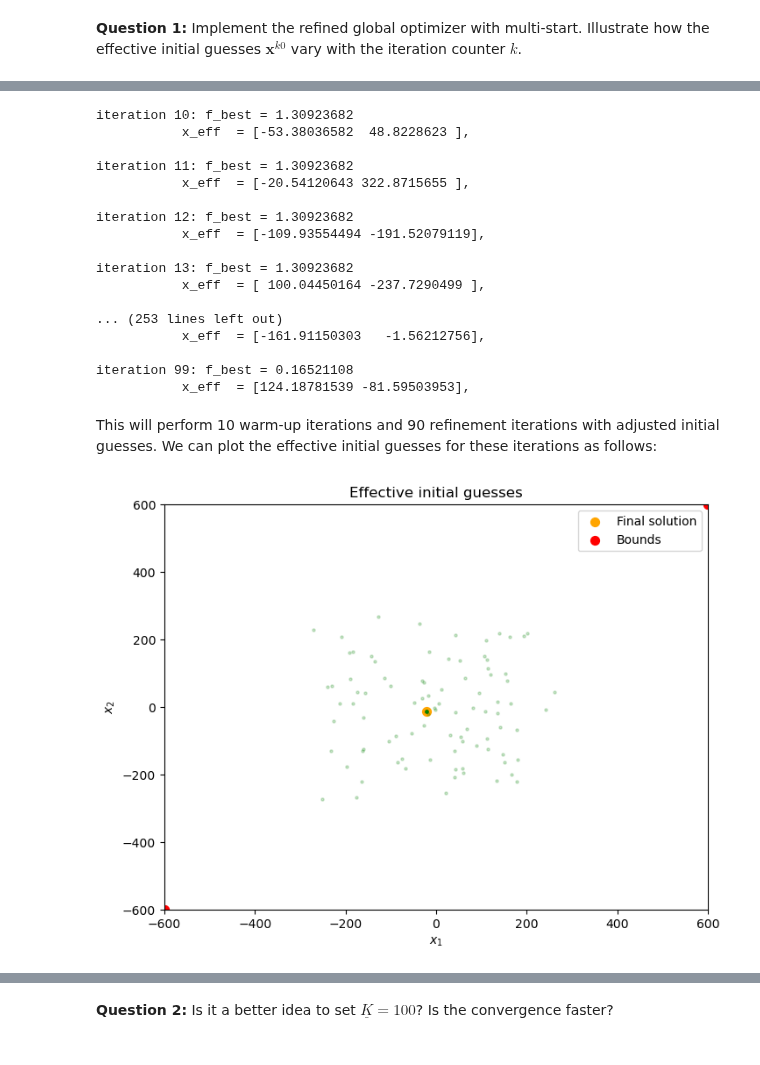
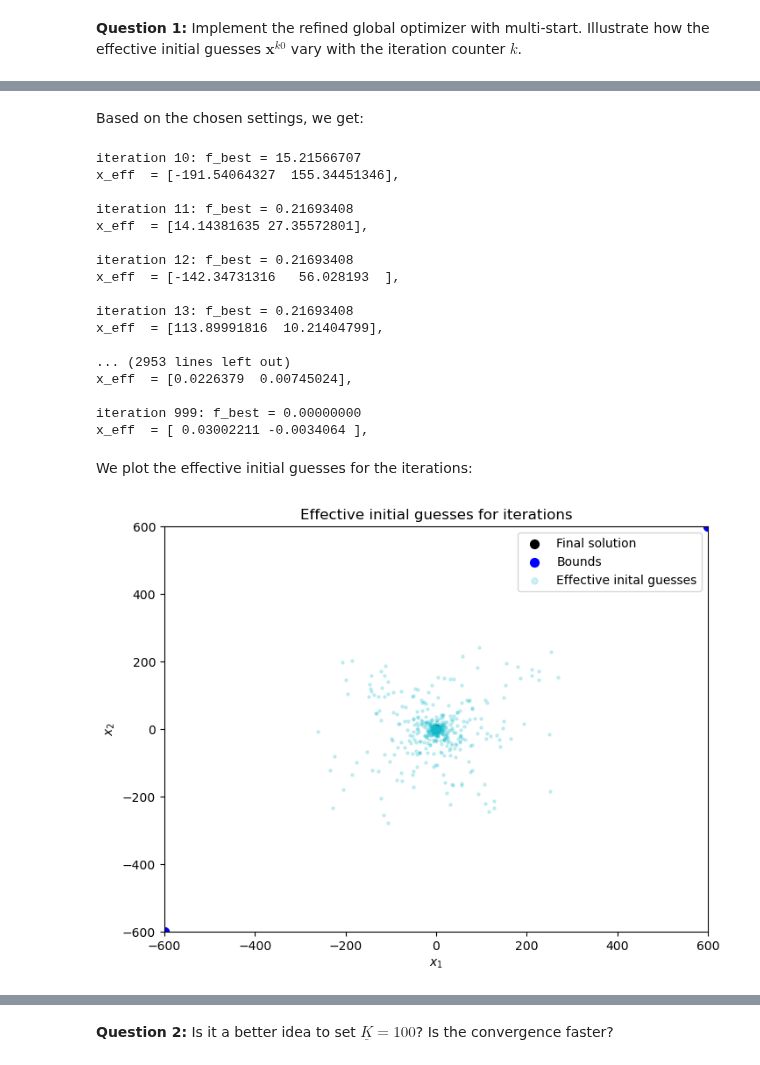
Before and after one commit to NumEconCopenhagen/projects-2023-mc, a Jupyter notebook: examproject/Exam-2023-notebook.ipynb, the cells around one changed output, grey strips where cells are left out. Cells and saved outputs as stored; diff of their text form; code cells hidden in the pictures.

```diff
--- a/examproject/Exam-2023-notebook.ipynb
+++ b/examproject/Exam-2023-notebook.ipynb
@@ -680,8 +661,12 @@ The optimizer in Step 3.E is `BFGS` with a tolerance of $\tau$.
 **Question 1:** Implement the refined global optimizer with multi-start. Illustrate how the effective initial guesses $\mathbf{x}^{k0}$ vary with the iteration counter $k$.
 # %%
 def griewank(x):
-    return (x[0]**2/4000 + x[1]**2/4000
-            - np.cos(x[0]/np.sqrt(1)) * np.cos(x[1]/np.sqrt(2)) + 1)
+    return griewank_(x[0],x[1])
+
+def griewank_(x1,x2):
+    A = x1**2/4000 + x2**2/4000
+    B = np.cos(x1/np.sqrt(1))*np.cos(x2/np.sqrt(2))
+    return A-B+1
 
 def global_opt(bounds, tau, K, K_warmup):
     # Initialize best solution and value
@@ -726,7 +711,7 @@ def global_opt(bounds, tau, K, K_warmup):
 
         # Print current best value and effective initial guess
         print(f"iteration {k}: f_best = {f_best:.8f}")
-        print(f"           x_eff  = {x_ref},\n")
+        print(f"x_eff  = {x_ref},\n")
 
     return x_best, f_best
 # %% [markdown]
@@ -738,57 +723,60 @@ To illustrate how the effective initial guesses vary with the iteration counter
+# %% [markdown]
+Based on the chosen settings, we get:
 # %%
 bounds = np.array([[-600, 600], [-600, 600]])
 tau = 1e-8
 K_warmup = 10
-K = 100
+K = 1000
 
 x_best, f_best = global_opt(bounds, tau, K, K_warmup)
 # %% [output]
-iteration 10: f_best = 1.30923682
-           x_eff  = [-53.38036582  48.8228623 ],
+iteration 10: f_best = 15.21566707
+x_eff  = [-191.54064327  155.34451346],
 
-iteration 11: f_best = 1.30923682
-           x_eff  = [-20.54120643 322.8715655 ],
+iteration 11: f_best = 0.21693408
+x_eff  = [14.14381635 27.35572801],
 
-iteration 12: f_best = 1.30923682
-           x_eff  = [-109.93554494 -191.52079119],
+iteration 12: f_best = 0.21693408
+x_eff  = [-142.34731316   56.028193  ],
 
-iteration 13: f_best = 1.30923682
-           x_eff  = [ 100.04450164 -237.7290499 ],
+iteration 13: f_best = 0.21693408
+x_eff  = [113.89991816  10.21404799],
 
-... (253 lines left out)
-           x_eff  = [-161.91150303   -1.56212756],
+... (2953 lines left out)
+x_eff  = [0.0226379  0.00745024],
 
-iteration 99: f_best = 0.16521108
-           x_eff  = [124.18781539 -81.59503953],
+iteration 999: f_best = 0.00000000
+x_eff  = [ 0.03002211 -0.0034064 ],
-# %% [markdown]
-This will perform 10 warm-up iterations and 90 refinement iterations with adjusted initial guesses. We can plot the effective initial guesses for these iterations as follows:
+# %% [markdown]
+We plot the effective initial guesses for the iterations:
 # %%
 # Plot effective initial guesses
 plt.figure(figsize=(8, 6))
-plt.scatter(x_best[0], x_best[1], color="orange", s=50, label="Final solution")
-plt.scatter(bounds[:, 0], bounds[:, 0], color="red", s=50, label="Bounds")
-plt.scatter(bounds[:, 1], bounds[:, 1], color="red", s=50)
+plt.scatter(x_best[0], x_best[1], color="black", s=50, label="Final solution")
+plt.scatter(bounds[:, 0], bounds[:, 0], color="blue", s=50, label="Bounds")
+plt.scatter(bounds[:, 1], bounds[:, 1], color="blue", s=50)
 for k in range(K):
     if k < K_warmup:
         # Use best point from warm-up iterations as reference
         x_ref = x_best
     else:
         # Calculate chi_k
         chi_k = 0.5*2/(1+np.exp((k - K_warmup)/100))
 
         # Adjust initial guess
         xk = np.random.uniform(bounds[:, 0], bounds[:, 1])
         x_ref = chi_k * xk + (1 - chi_k) * x_best
 
-    plt.scatter(x_ref[0], x_ref[1], color="green",
+    plt.scatter(x_ref[0], x_ref[1], color="#17becf",
                 alpha=0.2, s=5)
+plt.scatter(-1000,-1000, alpha=0.2, s=25, color="#17becf", label="Effective inital guesses")
 
 plt.legend()
 plt.xlim(bounds[0])
 plt.ylim(bounds[1])
 plt.xlabel(r"$x_1$")
 plt.ylabel(r"$x_2$")
-plt.title("Effective initial guesses")
+plt.title("Effective initial guesses for iterations")
 plt.show()
 # %% [output]
-[figure, old version]
+[figure, new version]
```
Also changed, not shown: parts of 19 cells of this notebook.
